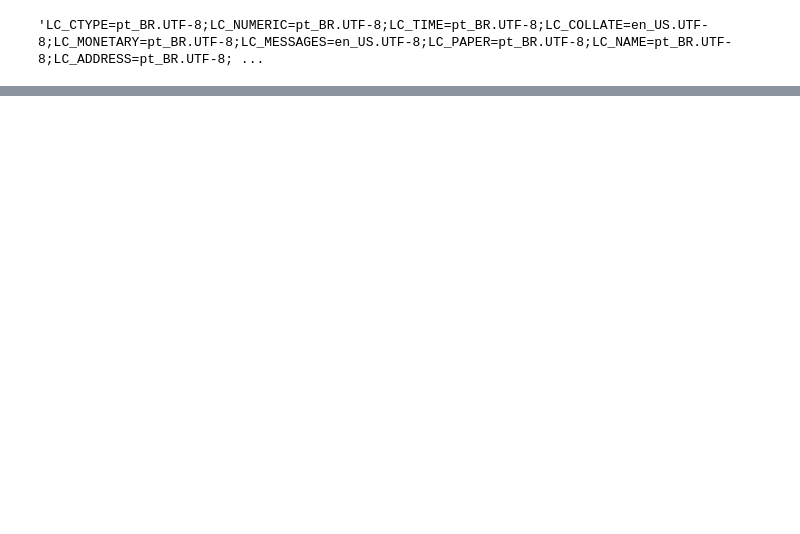
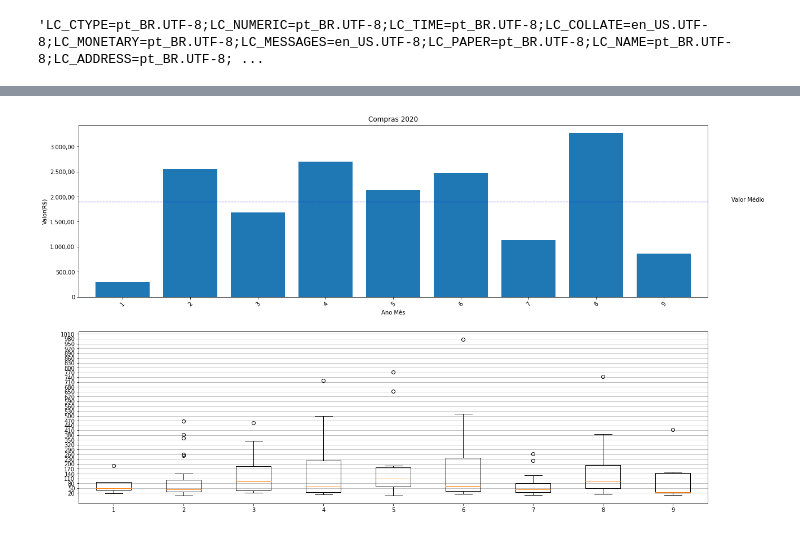
Before and after one commit to backtrunck/nfce, a Jupyter notebook: notebooks/compras.ipynb, the cells around one changed output, grey strips where cells are left out. Drawn from its saved outputs; the diff is of its cells as text; code cells hidden in the pictures; blank space fills up the shorter version.

```diff
--- a/notebooks/compras.ipynb
+++ b/notebooks/compras.ipynb
@@ -55,0 +168,80 @@ for ano in anos:
+# %%
+#Valor total mensal das compras por ano
+
+largura = 20
+proporcao = 1.62
+
+fig, ax = plt.subplots(2,1,figsize=(largura,largura/proporcao))
+
+
+for ano in ultimos_anos:
+    display(HTML(f'<h3> Compras Mensais - {ano} </h3>'))
+    df_compras_anual = df_compras[df_compras.dt_emissao.dt.year == ano]
+    df_compras_anual = df_compras_anual[['mes_ano_emissao',
+                                         'chave_acesso',
+                                         'vl_pago']].groupby(by=['mes_ano_emissao','chave_acesso']).sum()
+
+    #df_compras_anual.reset_index()
+    #display(df_compras_anual.groupby(level=0).describe())
+    df = pd.DataFrame(df_compras_anual.groupby(level=0).describe())
+    df.columns = ['Quant','Média','Desv. Pad','Mín','25%','Mediana','75%','Máx']
+    df.index.name = 'Ano Mês'
+    display(df)
+    df_compras_anual = df_compras[df_compras.dt_emissao.dt.year == ano]
+
+
+
+    df_compras_anual = pd.DataFrame(df_compras_anual.groupby(['mes_ano_emissao'])['vl_pago'].agg('sum'))
+
+    valor_medio = round(df_compras_anual.vl_pago.mean(),2)
+    pos_ultimo_mes = df_compras_anual.shape[0]
+
+
+
+
+
+    df_compras_anual = df_compras_anual.reset_index()
+    df_compras_anual.index += 1
+    colunas = df_compras_anual.columns
+    df_compras_anual.columns = ['Ano Mês','Valor']
+    estilo = {'Valor': lambda x: f'{locale.format_string("%.2f", x, True)}'}
+    df_style = df_compras_anual.style.format(estilo) #.style.hide_index()
+
+    display(HTML(f'<h4> Valor Total Médio Mensal = R${locale.format_string("%.2f", valor_medio, True)} </h4>'))
+
+    display(df_style.background_gradient(cmap='Blues'))
+
+    df_compras_anual.columns = colunas
+
+
+    #gráfico de barras
+    df_compras_anual.plot(kind='bar',y='vl_pago',ax=ax[0],width=0.8)
+    formatter = FuncFormatter(formatar_float)
+    ax[0].yaxis.set_major_formatter(formatter)
+    ax[0].legend().set_visible(False)
+    ax[0].set(title=f'Compras {ano}', xlabel='Ano Mês', ylabel='Valor(R$)')
+    ax[0].axhline(y=valor_medio, color='b', label='Valor Médio', linestyle='--', linewidth=1)
+    ax[0].text(pos_ultimo_mes, valor_medio, "Valor Médio")
+    for tick in ax[0].get_xticklabels():
+        tick.set_rotation(45)
+
+
+    df_compras_anual = df_compras[df_compras.dt_emissao.dt.year == ano]
+    df_compras_anual = df_compras_anual[['mes_ano_emissao',
+                                         'chave_acesso',
+                                         'vl_pago']].groupby(by=['mes_ano_emissao','chave_acesso']).sum()
+    #box plots
+
+    df_compras_anual.reset_index(inplace=True)
+
+    data = []
+    xticks = df_compras_anual.mes_ano_emissao.unique()
+    for mes_ano in df_compras_anual.mes_ano_emissao.unique():
+         df = df_compras_anual[df_compras_anual.mes_ano_emissao == mes_ano]
+         data.append(df['vl_pago'])
+
+    ax[1].set(yticks=range(20,int(df_compras_anual.vl_pago.max())+50,30))
+    #ax[1].set(xticks=xticks)
+    ax[1].grid(axis='y')
+    ax[1].boxplot(data)
+# %% [output]
@@ -56 +271,2 @@ for ano in anos:
+[figure, added]
 # %%
```
Also changed, not shown: parts of 6 cells of this notebook, 1 other file.
